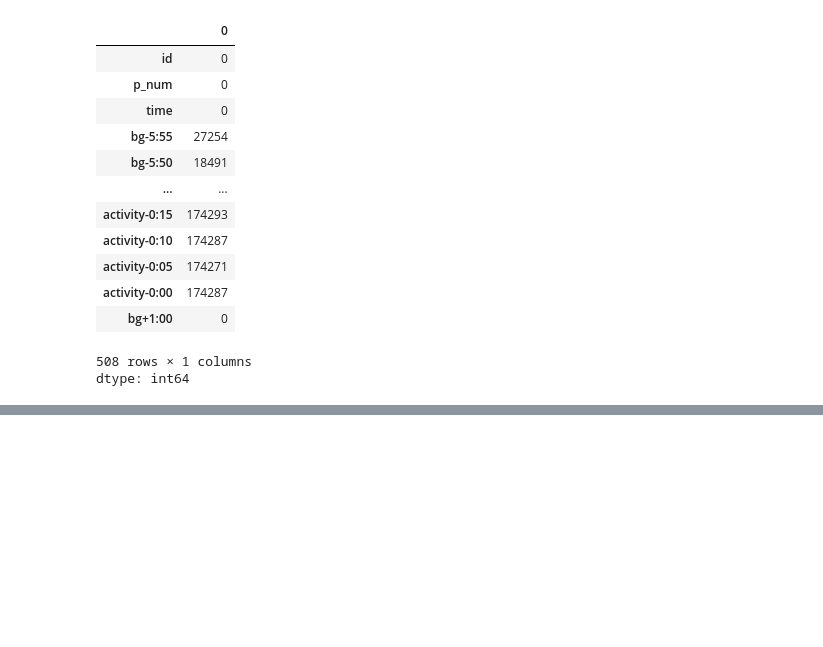
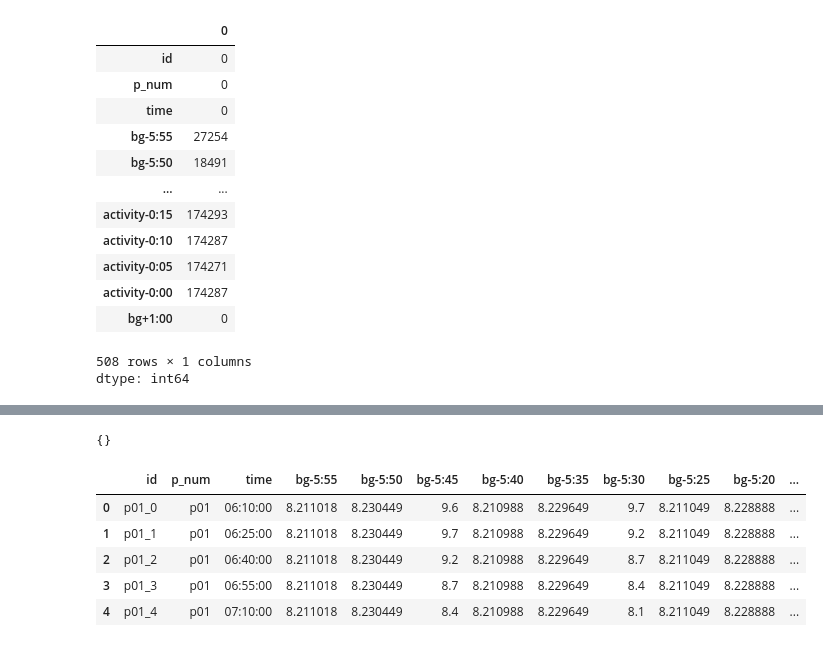
Before and after one commit to txrds/Blood-Glucose-Prediction-Competition, a Jupyter notebook: Blood_Glucose_Prediction_Competition.ipynb, the cells around one changed output, grey strips where cells are left out. Drawn from its saved outputs; the diff is of its cells as text; code cells hidden in the pictures; blank space fills up the shorter version.

```diff
--- a/Blood_Glucose_Prediction_Competition.ipynb
+++ b/Blood_Glucose_Prediction_Competition.ipynb
@@ -94,0 +116,21 @@ plt.show()
+# %%
+colunas_numericas = train_df.select_dtypes(include=['float64','int64'])
+media_dicionario = colunas_numericas.mean()[colunas_numericas.isnull().any()].to_dict()
+media_dicionario
+# %% [output]
+{}
+# %%
+# Selecionar apenas colunas numéricas
+colunas_numericas = train_df.select_dtypes(include=['float64', 'int64'])
+
+# Preencher os valores faltantes nas colunas numéricas com a média de cada coluna
+train_df[colunas_numericas.columns] = colunas_numericas.fillna(colunas_numericas.mean())
+
+train_df.head()
+# %% [output]
+|  | id | p_num | time | bg-5:55 | bg-5:50 | bg-5:45 | bg-5:40 | bg-5:35 | bg-5:30 | bg-5:25 | bg-5:20 | ... |
+| 0 | p01_0 | p01 | 06:10:00 | 8.211018 | 8.230449 | 9.6 | 8.210988 | 8.229649 | 9.7 | 8.211049 | 8.228888 | ... |
+| 1 | p01_1 | p01 | 06:25:00 | 8.211018 | 8.230449 | 9.7 | 8.210988 | 8.229649 | 9.2 | 8.211049 | 8.228888 | ... |
+| 2 | p01_2 | p01 | 06:40:00 | 8.211018 | 8.230449 | 9.2 | 8.210988 | 8.229649 | 8.7 | 8.211049 | 8.228888 | ... |
+| 3 | p01_3 | p01 | 06:55:00 | 8.211018 | 8.230449 | 8.7 | 8.210988 | 8.229649 | 8.4 | 8.211049 | 8.228888 | ... |
+| 4 | p01_4 | p01 | 07:10:00 | 8.211018 | 8.230449 | 8.4 | 8.210988 | 8.229649 | 8.1 | 8.211049 | 8.228888 | ... |
```
Also changed, not shown: parts of 3 cells of this notebook.
